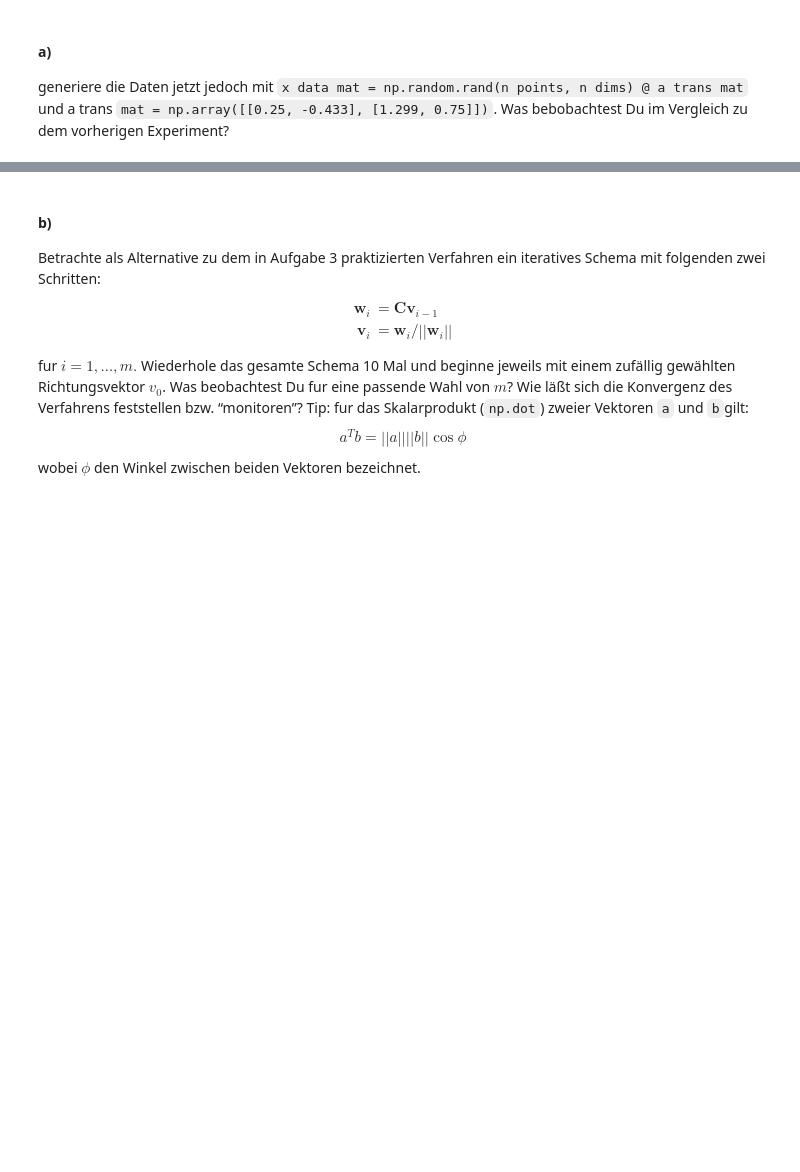
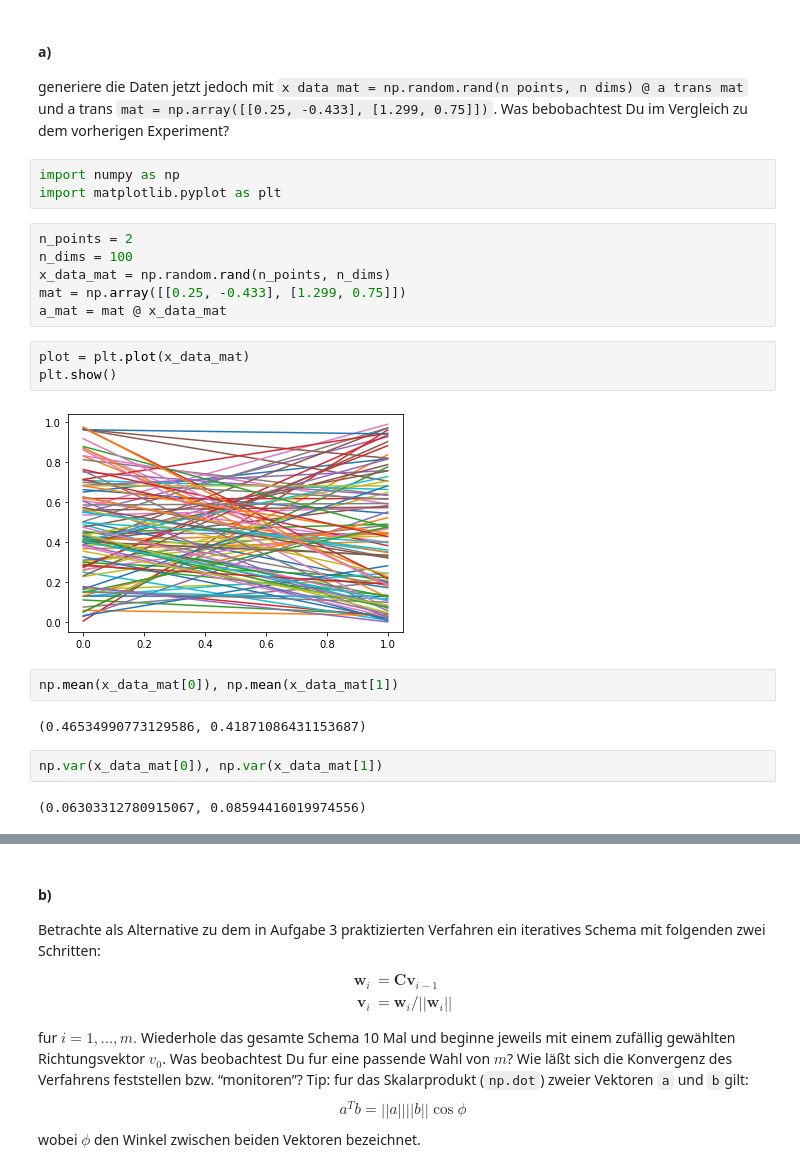
Before and after one commit to RMKruse/DataMiningInDerBioInf, a Jupyter notebook: uebung02/uebung02.ipynb, the cells around one changed output, grey strips where cells are left out. Drawn from its saved outputs; the diff is of its cells as text; blank space fills up the shorter version.

```diff
--- a/uebung02/uebung02.ipynb
+++ b/uebung02/uebung02.ipynb
@@ -13,3 +13,25 @@ Wiederhole das Experiment aus Aufgabe 3 von Blatt 1
 
 generiere die Daten jetzt jedoch mit
 `x data mat = np.random.rand(n points, n dims) @ a trans mat` und a trans `mat = np.array([[0.25, -0.433], [1.299, 0.75]])`. Was bebobachtest Du im Vergleich zu dem vorherigen Experiment?
+# %%
+import numpy as np
+import matplotlib.pyplot as plt
+# %%
+n_points = 2
+n_dims = 100
+x_data_mat = np.random.rand(n_points, n_dims)
+mat = np.array([[0.25, -0.433], [1.299, 0.75]])
+a_mat = mat @ x_data_mat
+# %%
+plot = plt.plot(x_data_mat)
+plt.show()
+# %% [output]
+[figure, added]
+# %%
+np.mean(x_data_mat[0]), np.mean(x_data_mat[1])
+# %% [output]
+(0.46534990773129586, 0.41871086431153687)
+# %%
+np.var(x_data_mat[0]), np.var(x_data_mat[1])
+# %% [output]
+(0.06303312780915067, 0.08594416019974556)
```
Also changed, not shown: parts of 18 cells of this notebook, 35 other files.
